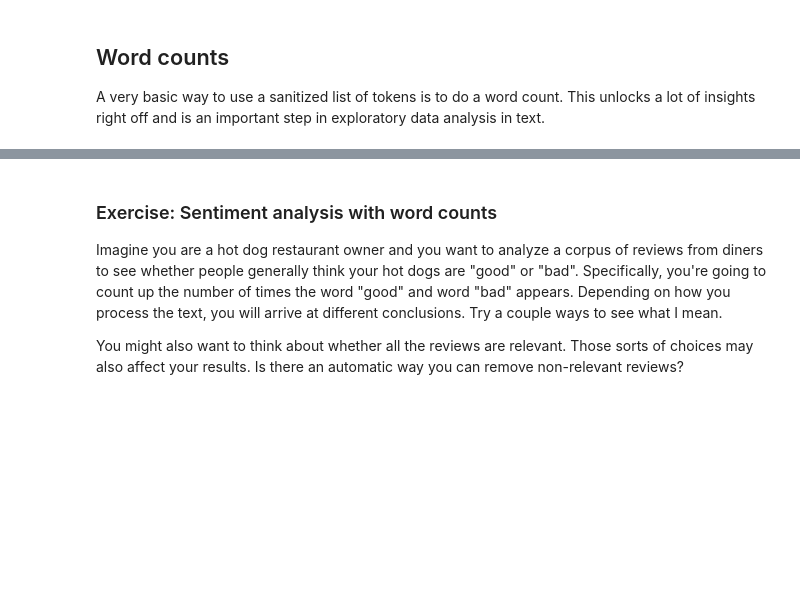
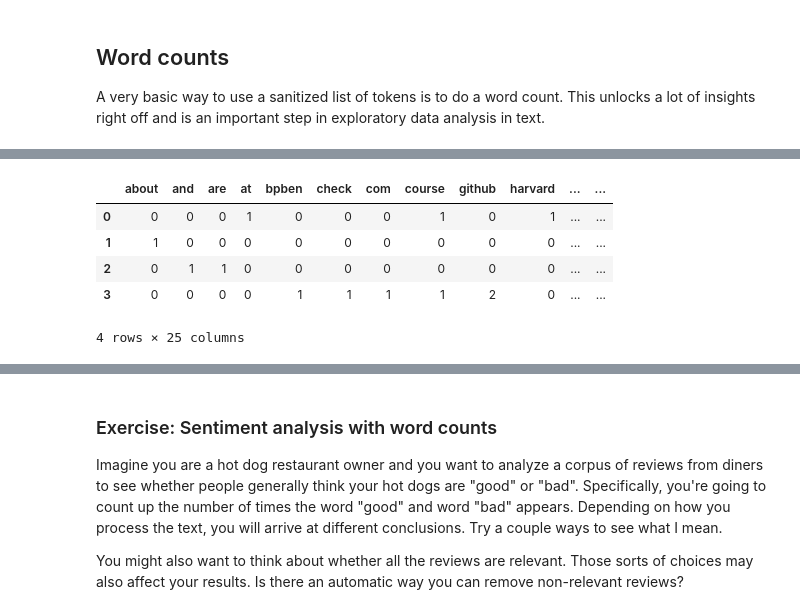
Before and after one commit to bpben/nlp_lessons, a Jupyter notebook: notebooks_instructor/week_1_intro.ipynb, the cells around one changed output, grey strips where cells are left out. Saved outputs shown, nothing was run; the diff lists cells and outputs as text; code cells hidden in the pictures; blank space fills up the shorter version.

```diff
--- a/notebooks_instructor/week_1_intro.ipynb
+++ b/notebooks_instructor/week_1_intro.ipynb
@@ -299,0 +418,13 @@ dict(zip(cv.get_feature_names(), v.sum(axis=0)))
+# %%
+# other neat uses of CountVectorizer
+# turning it into a dataframe for easier manipulation
+cv = CountVectorizer()
+v = cv.fit_transform(text_data).toarray()
+pd.DataFrame(v, columns=cv.get_feature_names())
+# %% [output]
+|  | about | and | are | at | bpben | check | com | course | github | harvard | ... | ... |
+| 0 | 0 | 0 | 0 | 1 | 0 | 0 | 0 | 1 | 0 | 1 | ... | ... |
+| 1 | 1 | 0 | 0 | 0 | 0 | 0 | 0 | 0 | 0 | 0 | ... | ... |
+| 2 | 0 | 1 | 1 | 0 | 0 | 0 | 0 | 0 | 0 | 0 | ... | ... |
+| 3 | 0 | 0 | 0 | 0 | 1 | 1 | 1 | 1 | 2 | 0 | ... | ... |
+4 rows × 25 columns
```
Also changed, not shown: parts of 30 cells of this notebook.
